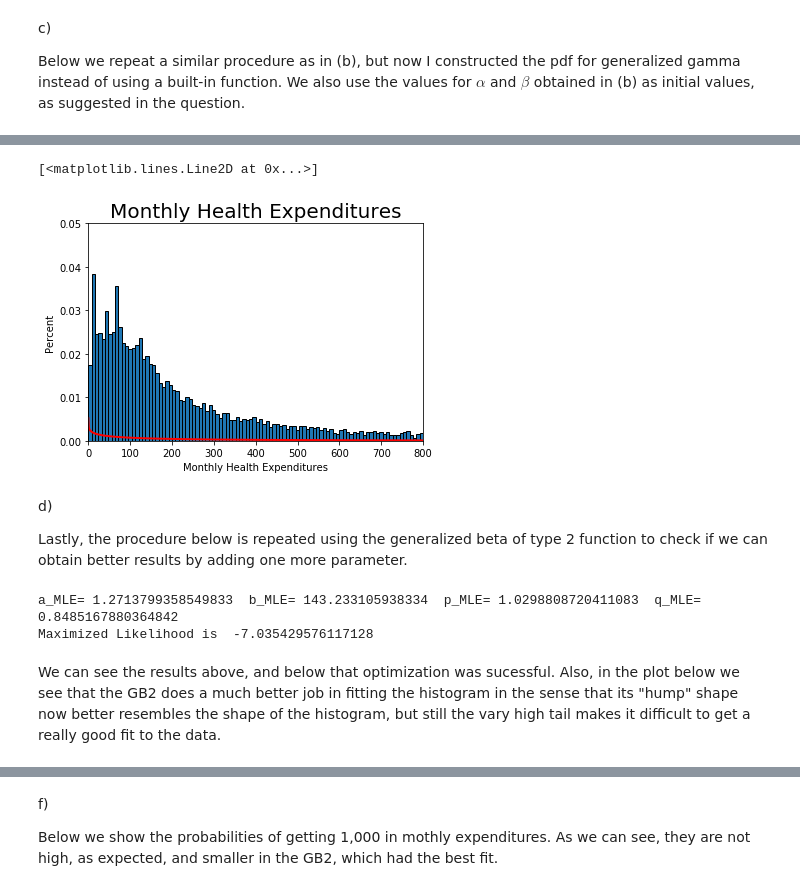
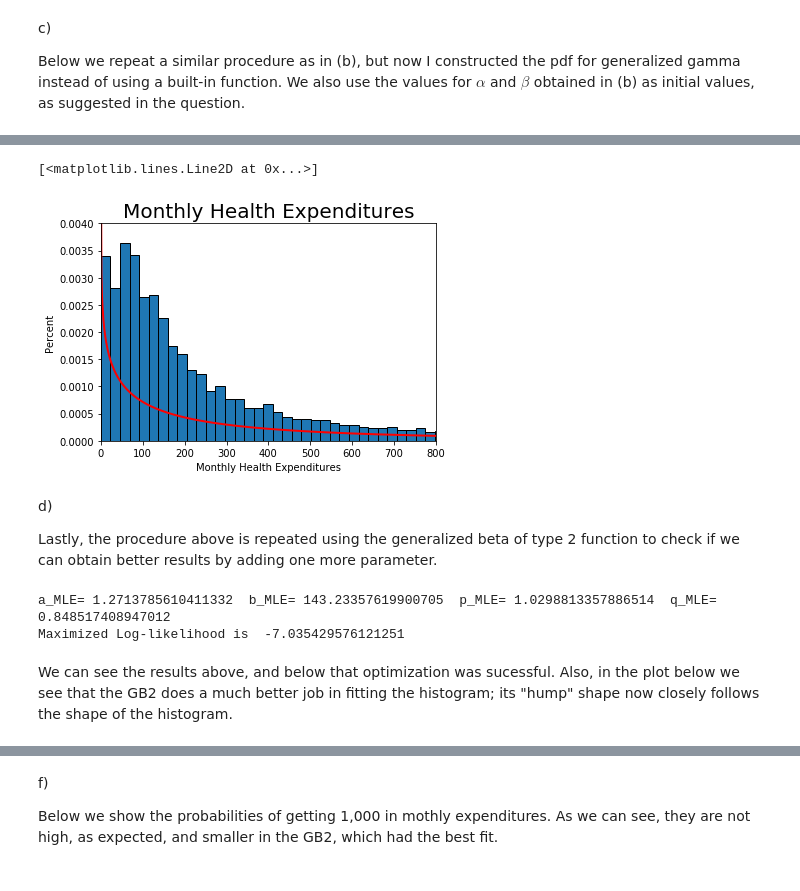
Before and after one commit to phalcantara/StructEst_W19, a Jupyter notebook: ProblemSets/PS2/PS2_Paulo_Ramos.ipynb, the cells around one changed output, grey strips where cells are left out. Saved outputs shown, nothing was run; the diff lists cells and outputs as text; code cells hidden in the pictures.

```diff
--- a/ProblemSets/PS2/PS2_Paulo_Ramos.ipynb
+++ b/ProblemSets/PS2/PS2_Paulo_Ramos.ipynb
@@ -179,36 +179,36 @@ results_uncstr_c
 # %%
 # Plot histogram
 def likelihood_c(data,params):
     alpha, beta, m = params
     log_lik_val = np.log(m)-alpha*np.log(beta)-sci.special.gamma(alpha/m)+\
         (alpha-1)*(np.log(data))-(((data/beta)**m))
     return np.exp(log_lik_val)
 
-num_bins = 100
-weights = (1/q1_data.shape[0])*np.ones_like(q1_data[(q1_data<=800)])
-count, bins, ignored = plt.hist(q1_data[(q1_data<=800)], num_bins, weights=weights,
+num_bins = 10000
+#weights = (1/q1_data.shape[0])*np.ones_like(q1_data[(q1_data<=800)])
+count, bins, ignored = plt.hist(q1_data, num_bins, density=True,
                                 edgecolor='k')
 plt.title('Monthly Health Expenditures', fontsize=20)
 plt.xlabel(r'Monthly Health Expenditures')
 plt.ylabel(r'Percent')
 plt.xlim([0, 800])  # This gives the xmin and xmax to be plotted"
-plt.ylim([0,0.05])
+plt.ylim([0,0.004])
 
 # Plot smooth line with distribution 1
 dist_pts = np.linspace(0.01, 800, 700)
 alpha = alpha_MLE_2
 beta = beta_MLE_2
 m = m_MLE_2
 
 plt.plot(dist_pts, likelihood_c(dist_pts,[alpha,beta,m]),
          linewidth=2, color='r')
 # %% [output]
 [<matplotlib.lines.Line2D at 0x...>]
-[figure, old version]
+[figure, new version]
 # %% [markdown]
 d)
 
-Lastly, the procedure below is repeated using the generalized beta of type 2 function to check if we can obtain better results by adding one more parameter.
+Lastly, the procedure above is repeated using the generalized beta of type 2 function to check if we can obtain better results by adding one more parameter.
 # %%
 def crit_d(params,data):
     a, b, p, q = np.exp(params)
@@ -219,10 +219,10 @@ def crit_d(params,data):
 
     return neg_log_lik_val
 # %%
-b_init = np.log((q**(1/m_MLE_2))*beta_MLE_2)
+q_init = np.log(10000)
+b_init = np.log((q_init**(1/m_MLE_2))*beta_MLE_2)
 a_init = np.log(m_MLE_2)
 p_init = np.log(alpha_MLE_2/m_MLE_2)
-q_init = np.log(10000)
 params_init = np.array([a_init, b_init, p_init, q_init])
 
 results_uncstr_d = opt.minimize(crit_d, params_init, args=q1_data, method='Nelder-Mead')#, method='L-BFGS-B',
@@ -230,12 +230,12 @@ results_uncstr_d = opt.minimize(crit_d, params_init, args=q1_data, method='Nelde
 a_MLE_3, b_MLE_3, p_MLE_3, q_MLE_3 = np.exp(results_uncstr_d.x)
 print('a_MLE=', a_MLE_3, ' b_MLE=', b_MLE_3, ' p_MLE=', p_MLE_3, ' q_MLE=', q_MLE_3)
 lik_d = -crit_d(np.log([a_MLE_3,b_MLE_3,p_MLE_3,q_MLE_3]),q1_data)
-print('Maximized Likelihood is ',lik_d)
+print('Maximized Log-likelihood is ',lik_d)
 # %% [output]
-a_MLE= 1.2713799358549833  b_MLE= 143.233105938334  p_MLE= 1.0298808720411083  q_MLE= 0.8485167880364842
-Maximized Likelihood is  -7.035429576117128
+a_MLE= 1.2713785610411332  b_MLE= 143.23357619900705  p_MLE= 1.0298813357886514  q_MLE= 0.848517408947012
+Maximized Log-likelihood is  -7.035429576121251
 # %% [markdown]
-We can see the results above, and below that optimization was sucessful. Also, in the plot below we see that the GB2 does a much better job in fitting the histogram in the sense that its "hump" shape now better resembles the shape of the histogram, but still the vary high tail makes it difficult to get a really good fit to the data.
+We can see the results above, and below that optimization was sucessful. Also, in the plot below we see that the GB2 does a much better job in fitting the histogram; its "hump" shape now closely follows the shape of the histogram.
 # %%
 results_uncstr_d
 # %% [output]
```
Also changed, not shown: parts of 20 cells of this notebook.
